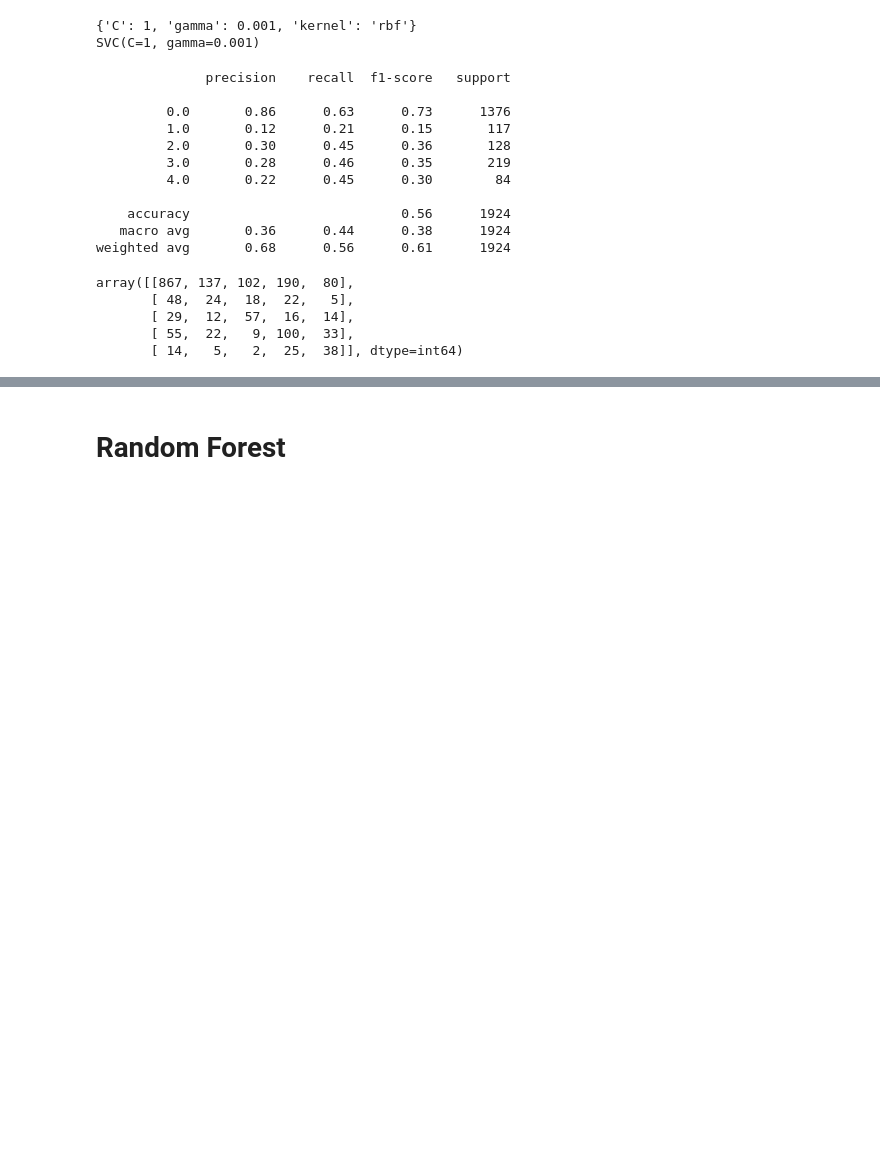
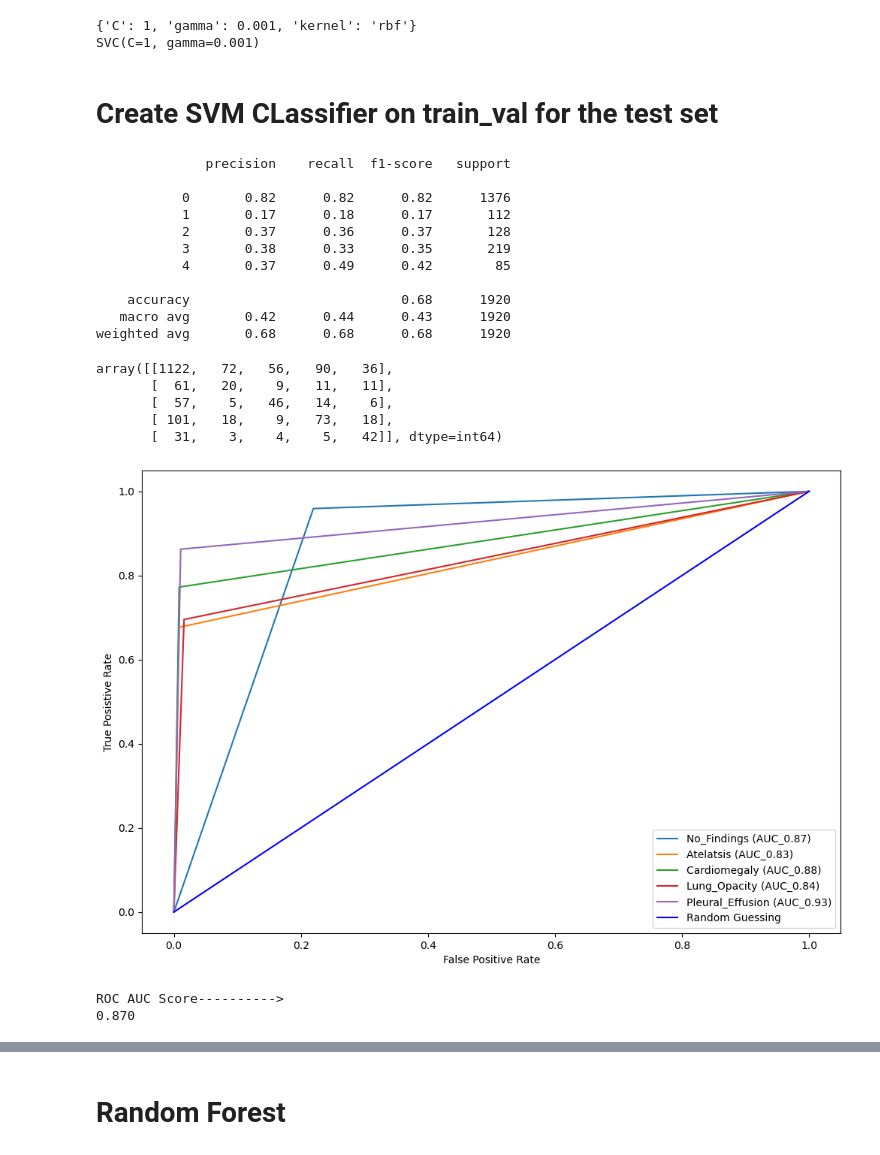
Before and after one commit to UC-Berkeley-I-School/mids-210-radiology-triage-models-spring24, a Jupyter notebook: notebooks/fusion_model_aggregatedembeddings.ipynb, the cells around one changed output, grey strips where cells are left out. Cells and saved outputs as stored; diff of their text form; code cells hidden in the pictures; blank space fills up the shorter version.

```diff
--- a/notebooks/fusion_model_aggregatedembeddings.ipynb
+++ b/notebooks/fusion_model_aggregatedembeddings.ipynb
@@ -170,6 +223,7 @@ sc = StandardScaler()
 train_x = sc.fit_transform(train_x)
 val_x = sc.fit_transform(val_x)
 test_x = sc.fit_transform(test_x)
+train_val_x = sc.fit_transform(train_val_x)
 # %%
 #adjust parameters
 BATCH_SIZE = 64
@@ -252,6 +334,8 @@ print(grid.best_estimator_)
 # %% [output]
 {'C': 1, 'gamma': 0.001, 'kernel': 'rbf'}
 SVC(C=1, gamma=0.001)
+# %% [markdown]
+# Create SVM CLassifier on train_val for the test set
 # %%
 #Create a svm Classifier
 clf = svm.SVC(kernel='rbf', gamma = 0.001, C = 1) # Linear Kernel
@@ -264,24 +348,30 @@ y_pred = clf.predict(X_val)
 # %%
 # print classification report
-print(classification_report(y_val, grid_predictions))
+print(classification_report(test_y, y_pred))
 # %% [output]
               precision    recall  f1-score   support
 
-         0.0       0.86      0.63      0.73      1376
-         1.0       0.12      0.21      0.15       117
-         2.0       0.30      0.45      0.36       128
-         3.0       0.28      0.46      0.35       219
-         4.0       0.22      0.45      0.30        84
+           0       0.82      0.82      0.82      1376
+           1       0.17      0.18      0.17       112
+           2       0.37      0.36      0.37       128
+           3       0.38      0.33      0.35       219
+           4       0.37      0.49      0.42        85
 
-    accuracy                           0.56      1924
-   macro avg       0.36      0.44      0.38      1924
-weighted avg       0.68      0.56      0.61      1924
+    accuracy                           0.68      1920
+   macro avg       0.42      0.44      0.43      1920
+weighted avg       0.68      0.68      0.68      1920
 # %%
-confusion_matrix(y_val.numpy(), grid_predictions)
+confusion_matrix(test_y, y_pred)
 # %% [output]
-array([[867, 137, 102, 190,  80],
-       [ 48,  24,  18,  22,   5],
-       [ 29,  12,  57,  16,  14],
-       [ 55,  22,   9, 100,  33],
-       [ 14,   5,   2,  25,  38]], dtype=int64)
+array([[1122,   72,   56,   90,   36],
+       [  61,   20,    9,   11,   11],
+       [  57,    5,   46,   14,    6],
+       [ 101,   18,    9,   73,   18],
+       [  31,    3,    4,    5,   42]], dtype=int64)
+# %%
+create_roc_auc_curve_others(clf, train_val_x, train_val_y)
+# %% [output]
+[figure, added]
+ROC AUC Score---------->
+0.870
 # %%
```
Also changed, not shown: parts of 39 cells of this notebook, 1 other file.
